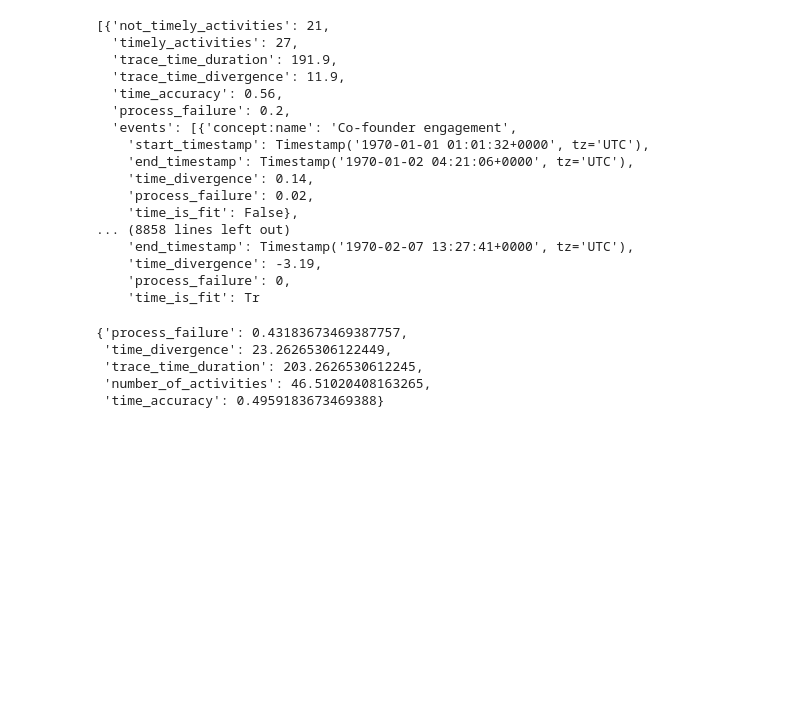
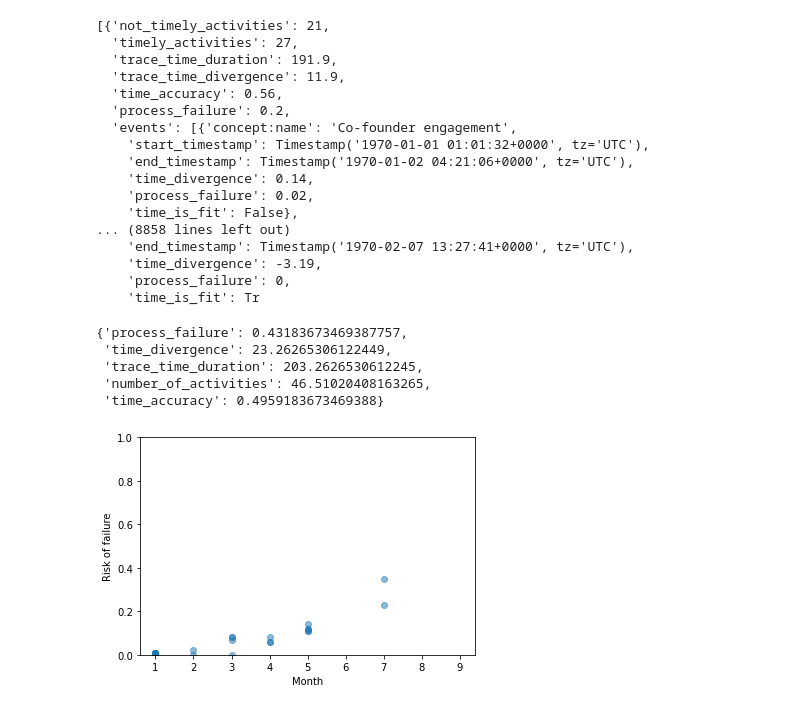
Before and after one commit to MarcoLassandro/Bakery_startup_project, a Jupyter notebook: code/AS-IS_Mix_phase.ipynb, the cells around one changed output. Drawn from its saved outputs; the diff is of its cells as text; code cells hidden in the pictures; blank space fills up the shorter version.

```diff
--- a/code/AS-IS_Mix_phase.ipynb
+++ b/code/AS-IS_Mix_phase.ipynb
@@ -77,7 +77,7 @@ replayed_traces = token_replay.apply(simulated_log, petri_net, im, fm)
                         'events': [{...}]
                     }
 """
-def get_confromance_time(log, time_constraints, target_trace_duration, tolerance = 0, ending_activities = None, no_blocking_activities = [], activities_in_loop=[], antecedents = None):
+def get_conformance_time(log, time_constraints, target_trace_duration, tolerance = 0, ending_activities = None, no_blocking_activities = [], activities_in_loop=[], antecedents = None):
 
     conformance_time_traces = []
     for trace in log:
@@ -106,7 +106,7 @@ def get_confromance_time(log, time_constraints, target_trace_duration, tolerance
             time_divergence = time_spent - tc*60*60*24
             record['time_divergence'] = round(time_spent/60/60/24 - tc, 2)
 
-            if activities_dict.get(activity['concept:name']) is None:
+            if activities_dict.get(activity_name) is None:
                 activities_dict[activity_name] = {}
                 activities_dict[activity_name]['tc_accumulation'] = time_accumulation
                 activities_dict[activity_name]['duration_of_execution'] = time_spent_in_days
@@ -157,7 +157,7 @@ def get_confromance_time(log, time_constraints, target_trace_duration, tolerance
     return conformance_time_traces
 # %%
 ending_activities = ['No Actions', 'Investment committee']
-conformance_on_time = get_confromance_time(simulated_log, time_constraints, target_trace_duration = 180, tolerance = 60, ending_activities = ending_activities, antecedents = antecedents)
+conformance_on_time = get_conformance_time(simulated_log, time_constraints, target_trace_duration = 180, tolerance = 60, ending_activities = ending_activities, antecedents = antecedents)
 # %%
 conformance_on_time
 # %% [output]
@@ -194,3 +194,18 @@ average_results
  'trace_time_duration': 203.2626530612245,
  'number_of_activities': 46.51020408163265,
  'time_accuracy': 0.4959183673469388}
+# %%
+import numpy as np
+import matplotlib.pyplot as plt
+
+trace = conformance_on_time[4]['events']
+y = [event['process_failure'] for event in trace]
+x = [event['end_timestamp'].month for event in trace]
+
+plt.scatter(x, y, alpha=0.5)
+plt.ylim(0, 1);
+plt.ylabel("Risk of failure")
+plt.xlabel("Month")
+plt.show()
+# %% [output]
+[figure, added]
```
Also changed, not shown: parts of 2 cells of this notebook, 1 other file.
